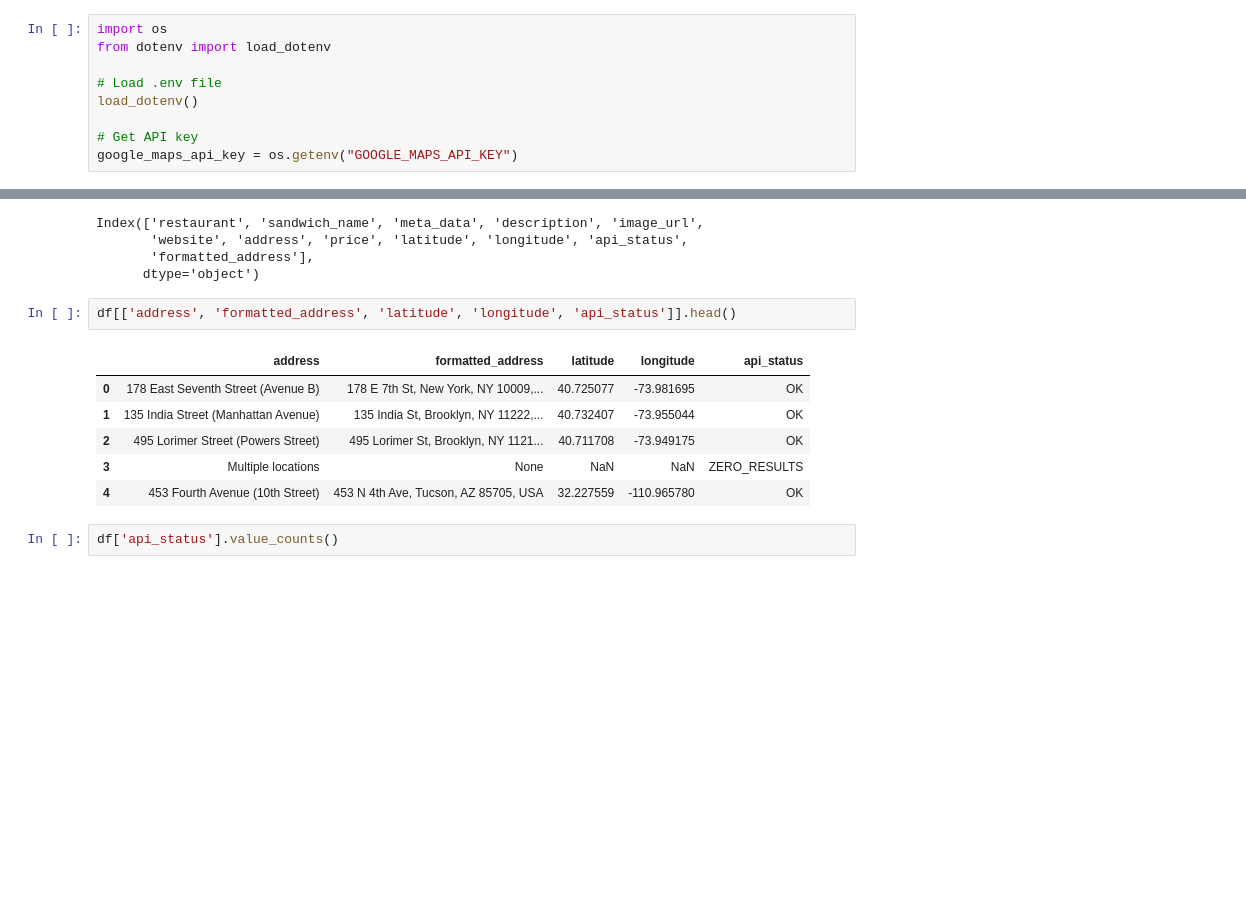
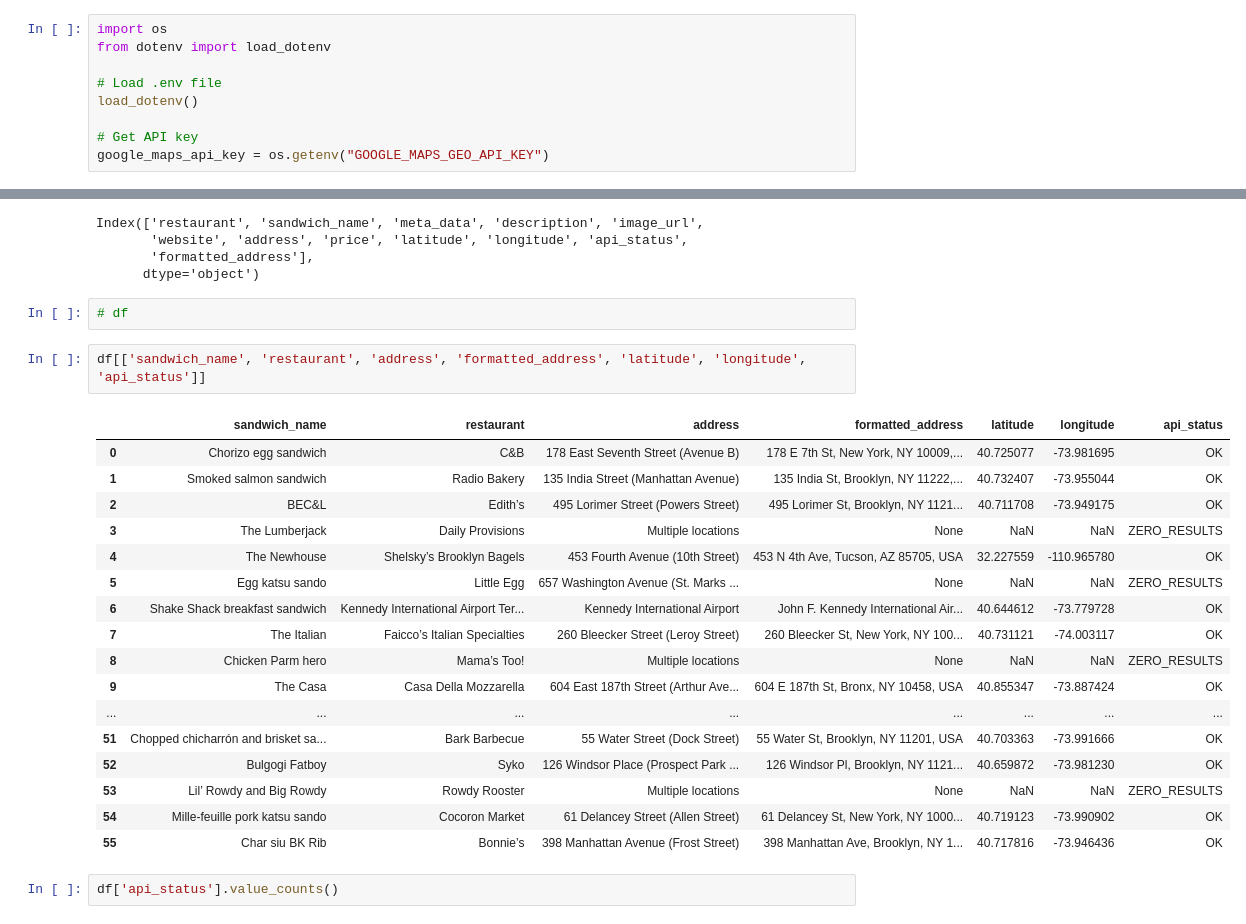
Before and after one commit to dan-dewitz/Mapping-Iconic-NYC-Sandwiches, a Jupyter notebook: create_sandwich_map.ipynb, the cells around one changed output, grey strips where cells are left out. Drawn from its saved outputs; the diff is of its cells as text; blank space fills up the shorter version.

```diff
--- a/create_sandwich_map.ipynb
+++ b/create_sandwich_map.ipynb
@@ -407,7 +421,7 @@ from dotenv import load_dotenv
 load_dotenv()
 
 # Get API key
-google_maps_api_key = os.getenv("GOOGLE_MAPS_API_KEY")
+google_maps_api_key = os.getenv("GOOGLE_MAPS_GEO_API_KEY")
 # %%
 # import pandas as pd
 import googlemaps
@@ -439,15 +453,28 @@ Index(['restaurant', 'sandwich_name', 'meta_data', 'description', 'image_url',
        'website', 'address', 'price', 'latitude', 'longitude', 'api_status',
        'formatted_address'],
       dtype='object')
+# %%
+# df
 # %%
-df[['address', 'formatted_address', 'latitude', 'longitude', 'api_status']].head()
+df[['sandwich_name', 'restaurant', 'address', 'formatted_address', 'latitude', 'longitude', 'api_status']]
 # %% [output]
-|  | address | formatted_address | latitude | longitude | api_status |
-| 0 | 178 East Seventh Street (Avenue B) | 178 E 7th St, New York, NY 10009,... | 40.725077 | -73.981695 | OK |
-| 1 | 135 India Street (Manhattan Avenue) | 135 India St, Brooklyn, NY 11222,... | 40.732407 | -73.955044 | OK |
-| 2 | 495 Lorimer Street (Powers Street) | 495 Lorimer St, Brooklyn, NY 1121... | 40.711708 | -73.949175 | OK |
-| 3 | Multiple locations | None | NaN | NaN | ZERO_RESULTS |
-| 4 | 453 Fourth Avenue (10th Street) | 453 N 4th Ave, Tucson, AZ 85705, USA | 32.227559 | -110.965780 | OK |
+|  | sandwich_name | restaurant | address | formatted_address | latitude | longitude | api_status |
+| 0 | Chorizo egg sandwich | C&B | 178 East Seventh Street (Avenue B) | 178 E 7th St, New York, NY 10009,... | 40.725077 | -73.981695 | OK |
+| 1 | Smoked salmon sandwich | Radio Bakery | 135 India Street (Manhattan Avenue) | 135 India St, Brooklyn, NY 11222,... | 40.732407 | -73.955044 | OK |
+| 2 | BEC&L | Edith’s | 495 Lorimer Street (Powers Street) | 495 Lorimer St, Brooklyn, NY 1121... | 40.711708 | -73.949175 | OK |
+| 3 | The Lumberjack | Daily Provisions | Multiple locations | None | NaN | NaN | ZERO_RESULTS |
+| 4 | The Newhouse | Shelsky’s Brooklyn Bagels | 453 Fourth Avenue (10th Street) | 453 N 4th Ave, Tucson, AZ 85705, USA | 32.227559 | -110.965780 | OK |
+| 5 | Egg katsu sando | Little Egg | 657 Washington Avenue (St. Marks ... | None | NaN | NaN | ZERO_RESULTS |
+| 6 | Shake Shack breakfast sandwich | Kennedy International Airport Ter... | Kennedy International Airport | John F. Kennedy International Air... | 40.644612 | -73.779728 | OK |
+| 7 | The Italian | Faicco’s Italian Specialties | 260 Bleecker Street (Leroy Street) | 260 Bleecker St, New York, NY 100... | 40.731121 | -74.003117 | OK |
+| 8 | Chicken Parm hero | Mama’s Too! | Multiple locations | None | NaN | NaN | ZERO_RESULTS |
+| 9 | The Casa | Casa Della Mozzarella | 604 East 187th Street (Arthur Ave... | 604 E 187th St, Bronx, NY 10458, USA | 40.855347 | -73.887424 | OK |
+| ... | ... | ... | ... | ... | ... | ... | ... |
+| 51 | Chopped chicharrón and brisket sa... | Bark Barbecue | 55 Water Street (Dock Street) | 55 Water St, Brooklyn, NY 11201, USA | 40.703363 | -73.991666 | OK |
+| 52 | Bulgogi Fatboy | Syko | 126 Windsor Place (Prospect Park ... | 126 Windsor Pl, Brooklyn, NY 1121... | 40.659872 | -73.981230 | OK |
+| 53 | Lil’ Rowdy and Big Rowdy | Rowdy Rooster | Multiple locations | None | NaN | NaN | ZERO_RESULTS |
+| 54 | Mille-feuille pork katsu sando | Cocoron Market | 61 Delancey Street (Allen Street) | 61 Delancey St, New York, NY 1000... | 40.719123 | -73.990902 | OK |
+| 55 | Char siu BK Rib | Bonnie’s | 398 Manhattan Avenue (Frost Street) | 398 Manhattan Ave, Brooklyn, NY 1... | 40.717816 | -73.946436 | OK |
 # %%
 df['api_status'].value_counts()
 # %% [output]
```
Also changed, not shown: parts of 135 cells of this notebook.
